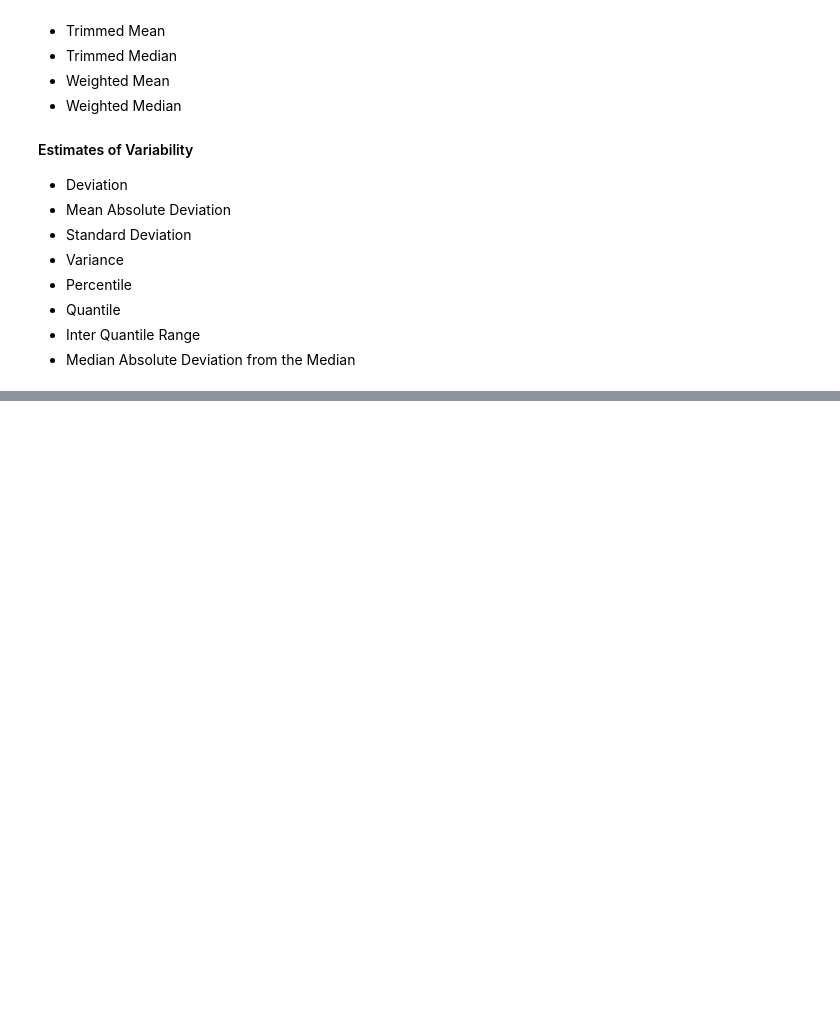
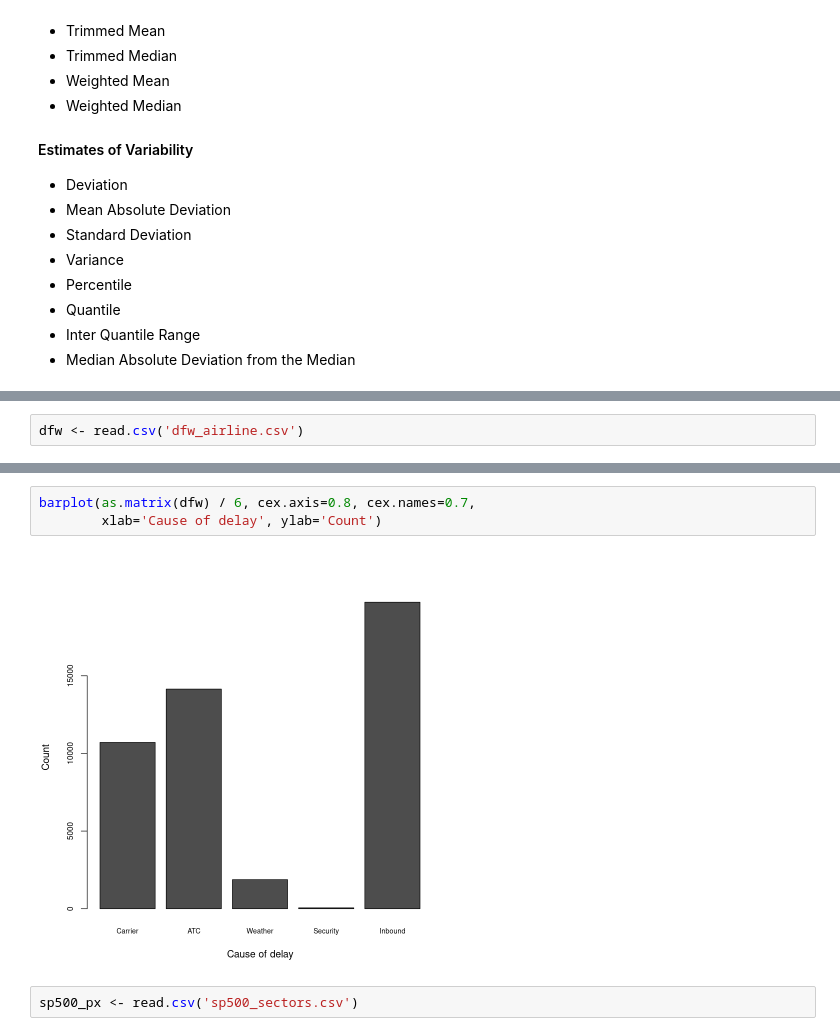
Before and after one commit to Irfan-Ahmad-byte/Practical-Statistics, a Jupyter notebook: my_prac/stats_1_R.ipynb, the cells around one changed output, grey strips where cells are left out. Saved outputs shown, nothing was run; the diff lists cells and outputs as text; blank space fills up the shorter version.

```diff
--- a/my_prac/stats_1_R.ipynb
+++ b/my_prac/stats_1_R.ipynb
@@ -85,0 +133,2 @@ mad(state[['Population']])
+# %%
+dfw <- read.csv('dfw_airline.csv')
@@ -85,0 +142,7 @@ mad(state[['Population']])
+# %%
+barplot(as.matrix(dfw) / 6, cex.axis=0.8, cex.names=0.7,
+        xlab='Cause of delay', ylab='Count')
+# %% [output]
+[figure, added]
+# %%
+sp500_px <- read.csv('sp500_sectors.csv')
```
Also changed, not shown: parts of 11 cells of this notebook, 4 other files.
